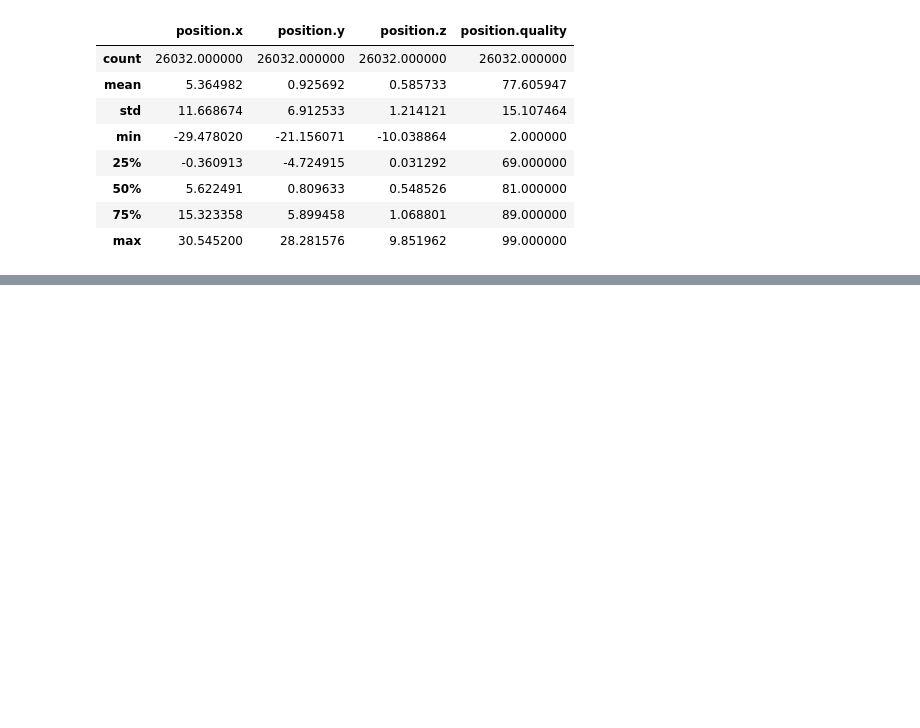
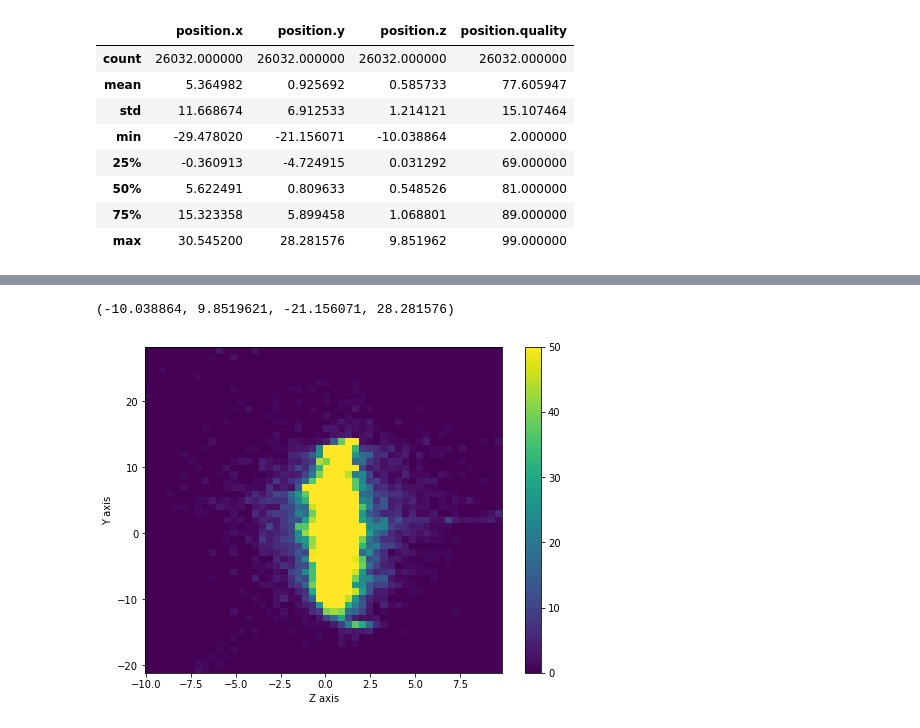
Before and after one commit to IamHussain503/postion-quality-sports-prediction, a Jupyter notebook: position_quality.ipynb, the cells around one changed output, grey strips where cells are left out. Saved outputs shown, nothing was run; the diff lists cells and outputs as text; code cells hidden in the pictures; blank space fills up the shorter version.

```diff
--- a/position_quality.ipynb
+++ b/position_quality.ipynb
@@ -94,0 +123,11 @@ dtype: int64
+# %%
+import matplotlib.pyplot as plt
+plt.hist2d(df['position.z'], df['position.y'], bins=(50, 50), vmax=50)
+plt.colorbar()
+plt.xlabel('Z axis')
+plt.ylabel('Y axis')
+ax = plt.gca()
+ax.axis('tight')
+# %% [output]
+(-10.038864, 9.8519621, -21.156071, 28.281576)
+[figure, added]
```
Also changed, not shown: parts of 56 cells of this notebook.
